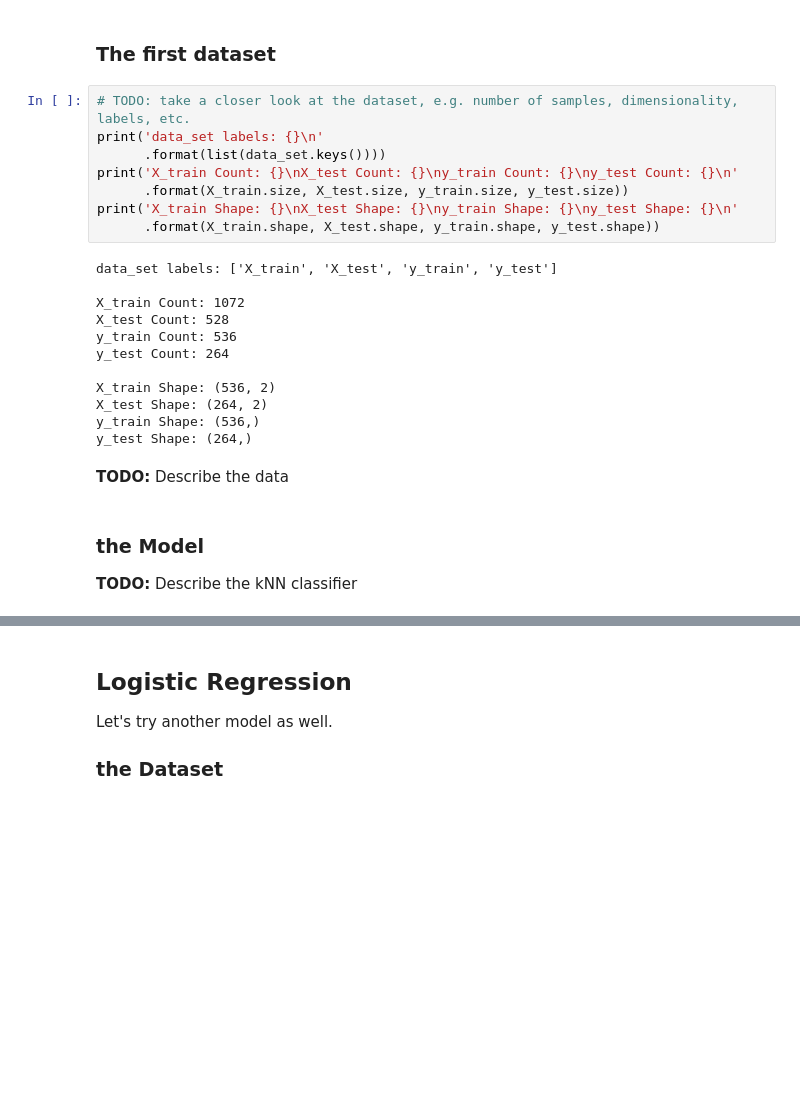
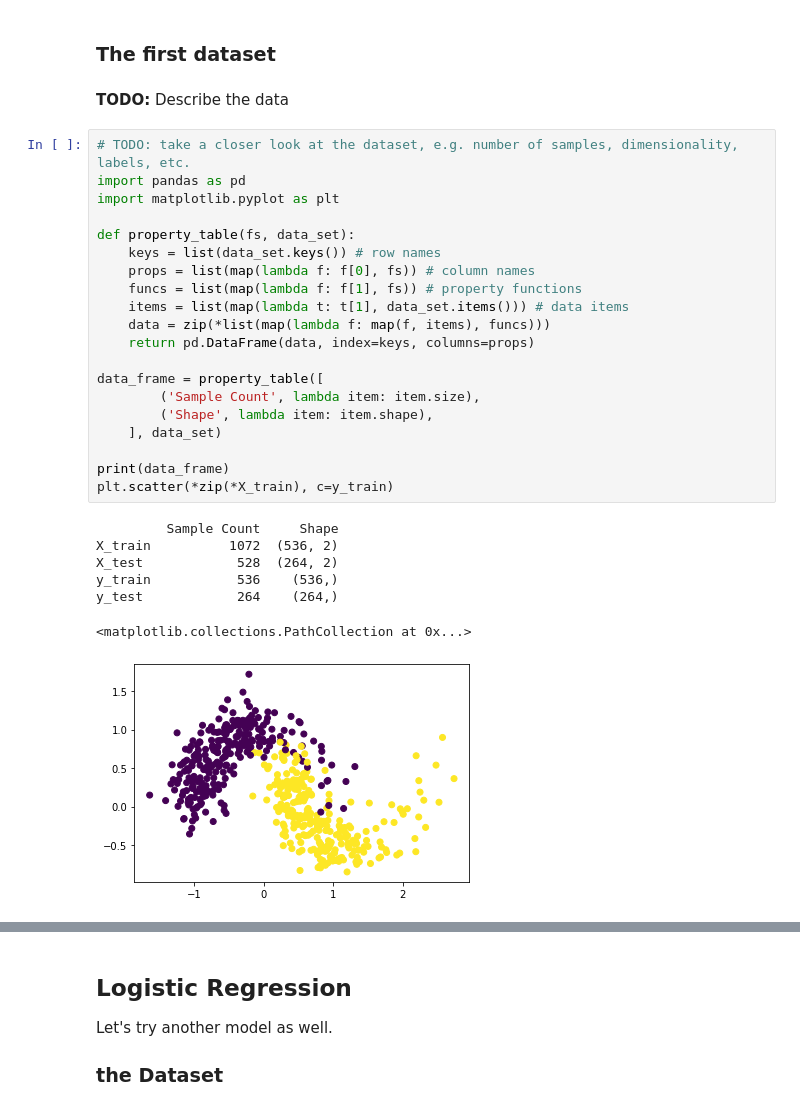
Before and after one commit to mankinskin/ml_projects, a Jupyter notebook: Project1.ipynb, the cells around one changed output, grey strips where cells are left out. Cells and saved outputs as stored; diff of their text form; blank space fills up the shorter version.

```diff
--- a/Project1.ipynb
+++ b/Project1.ipynb
@@ -27,29 +27,33 @@ y_train = data_set['y_train']
 y_test = data_set['y_test']
 # %% [markdown]
 ### The first dataset
-# %%
-# TODO: take a closer look at the dataset, e.g. number of samples, dimensionality, labels, etc.
-print('data_set labels: {}\n'
-      .format(list(data_set.keys())))
-print('X_train Count: {}\nX_test Count: {}\ny_train Count: {}\ny_test Count: {}\n'
-      .format(X_train.size, X_test.size, y_train.size, y_test.size))
-print('X_train Shape: {}\nX_test Shape: {}\ny_train Shape: {}\ny_test Shape: {}\n'
-      .format(X_train.shape, X_test.shape, y_train.shape, y_test.shape))
-# %% [output]
-data_set labels: ['X_train', 'X_test', 'y_train', 'y_test']
-
-X_train Count: 1072
-X_test Count: 528
-y_train Count: 536
-y_test Count: 264
-
-X_train Shape: (536, 2)
-X_test Shape: (264, 2)
-y_train Shape: (536,)
-y_test Shape: (264,)
 # %% [markdown]
 **TODO:** Describe the data
-# %% [markdown]
-### the Model
-
-**TODO:** Describe the kNN classifier
+# %%
+# TODO: take a closer look at the dataset, e.g. number of samples, dimensionality, labels, etc.
+import pandas as pd
+import matplotlib.pyplot as plt
+
+def property_table(fs, data_set):
+    keys = list(data_set.keys()) # row names
+    props = list(map(lambda f: f[0], fs)) # column names
+    funcs = list(map(lambda f: f[1], fs)) # property functions
+    items = list(map(lambda t: t[1], data_set.items())) # data items
+    data = zip(*list(map(lambda f: map(f, items), funcs)))
+    return pd.DataFrame(data, index=keys, columns=props)
+
+data_frame = property_table([
+        ('Sample Count', lambda item: item.size),
+        ('Shape', lambda item: item.shape),
+    ], data_set)
+
+print(data_frame)
+plt.scatter(*zip(*X_train), c=y_train)
+# %% [output]
+         Sample Count     Shape
+X_train          1072  (536, 2)
+X_test            528  (264, 2)
+y_train           536    (536,)
+y_test            264    (264,)
+<matplotlib.collections.PathCollection at 0x...>
+[figure, added]
```
Also changed, not shown: parts of 7 cells of this notebook.
